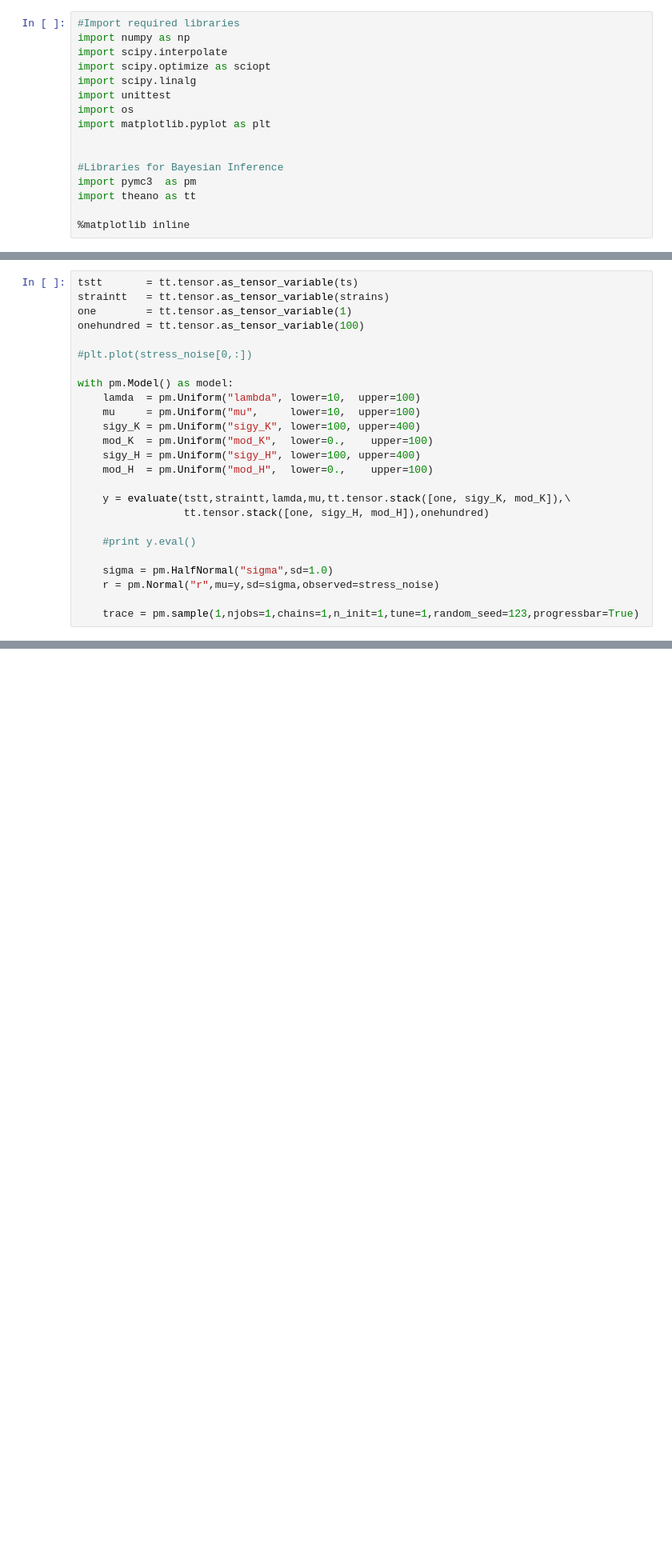
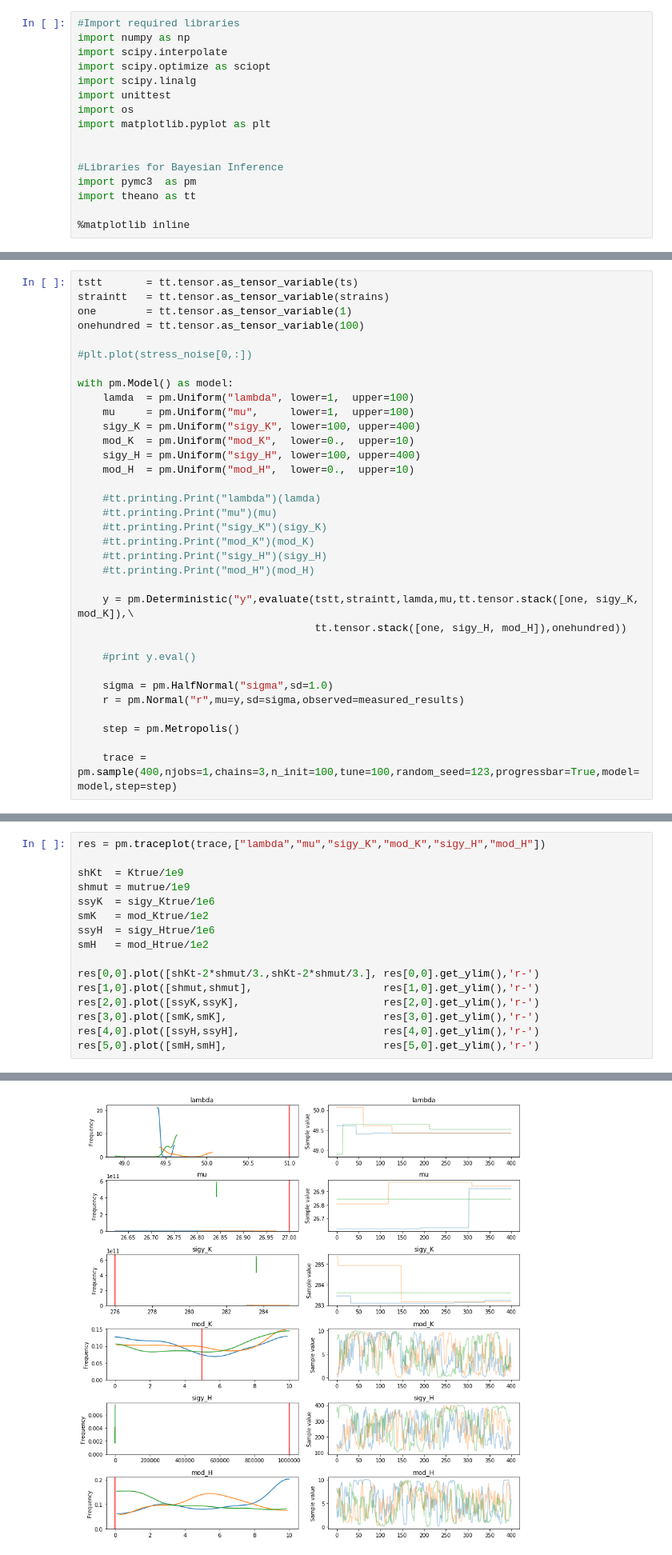
Before and after one commit to NateAM/constitutive_optimization, a Jupyter notebook: small_strain_plasticity.ipynb, the cells around one changed output, grey strips where cells are left out. Shown at 80% size. Cells and saved outputs as stored; diff of their text form; blank space fills up the shorter version.

Commit message:
Metropolis sampling implemented

```diff
--- a/small_strain_plasticity.ipynb
+++ b/small_strain_plasticity.ipynb
@@ -373,19 +410,28 @@ onehundred = tt.tensor.as_tensor_variable(100)
 #plt.plot(stress_noise[0,:])
 
 with pm.Model() as model:
-    lamda  = pm.Uniform("lambda", lower=10,  upper=100)
-    mu     = pm.Uniform("mu",     lower=10,  upper=100)
+    lamda  = pm.Uniform("lambda", lower=1,  upper=100)
+    mu     = pm.Uniform("mu",     lower=1,  upper=100)
     sigy_K = pm.Uniform("sigy_K", lower=100, upper=400)
-    mod_K  = pm.Uniform("mod_K",  lower=0.,    upper=100)
+    mod_K  = pm.Uniform("mod_K",  lower=0.,  upper=10)
     sigy_H = pm.Uniform("sigy_H", lower=100, upper=400)
-    mod_H  = pm.Uniform("mod_H",  lower=0.,    upper=100)
+    mod_H  = pm.Uniform("mod_H",  lower=0.,  upper=10)
 
-    y = evaluate(tstt,straintt,lamda,mu,tt.tensor.stack([one, sigy_K, mod_K]),\
-                 tt.tensor.stack([one, sigy_H, mod_H]),onehundred)
+    #tt.printing.Print("lambda")(lamda)
+    #tt.printing.Print("mu")(mu)
+    #tt.printing.Print("sigy_K")(sigy_K)
+    #tt.printing.Print("mod_K")(mod_K)
+    #tt.printing.Print("sigy_H")(sigy_H)
+    #tt.printing.Print("mod_H")(mod_H)
+
+    y = pm.Deterministic("y",evaluate(tstt,straintt,lamda,mu,tt.tensor.stack([one, sigy_K, mod_K]),\
+                                      tt.tensor.stack([one, sigy_H, mod_H]),onehundred))
 
     #print y.eval()
 
     sigma = pm.HalfNormal("sigma",sd=1.0)
-    r = pm.Normal("r",mu=y,sd=sigma,observed=stress_noise)
+    r = pm.Normal("r",mu=y,sd=sigma,observed=measured_results)
 
-    trace = pm.sample(1,njobs=1,chains=1,n_init=1,tune=1,random_seed=123,progressbar=True)
+    step = pm.Metropolis()
+
+    trace = pm.sample(400,njobs=1,chains=3,n_init=100,tune=100,random_seed=123,progressbar=True,model=model,step=step)
@@ -423,0 +438,17 @@ trace
+# %%
+res = pm.traceplot(trace,["lambda","mu","sigy_K","mod_K","sigy_H","mod_H"])
+
+shKt  = Ktrue/1e9
+shmut = mutrue/1e9
+ssyK  = sigy_Ktrue/1e6
+smK   = mod_Ktrue/1e2
+ssyH  = sigy_Htrue/1e6
+smH   = mod_Htrue/1e2
+
+res[0,0].plot([shKt-2*shmut/3.,shKt-2*shmut/3.], res[0,0].get_ylim(),'r-')
+res[1,0].plot([shmut,shmut],                     res[1,0].get_ylim(),'r-')
+res[2,0].plot([ssyK,ssyK],                       res[2,0].get_ylim(),'r-')
+res[3,0].plot([smK,smK],                         res[3,0].get_ylim(),'r-')
+res[4,0].plot([ssyH,ssyH],                       res[4,0].get_ylim(),'r-')
+res[5,0].plot([smH,smH],                         res[5,0].get_ylim(),'r-')
+# %% [output]
@@ -423,0 +456 @@ trace
+[figure, added]
```
Also changed, not shown: parts of 9 cells of this notebook, 1 other file.
